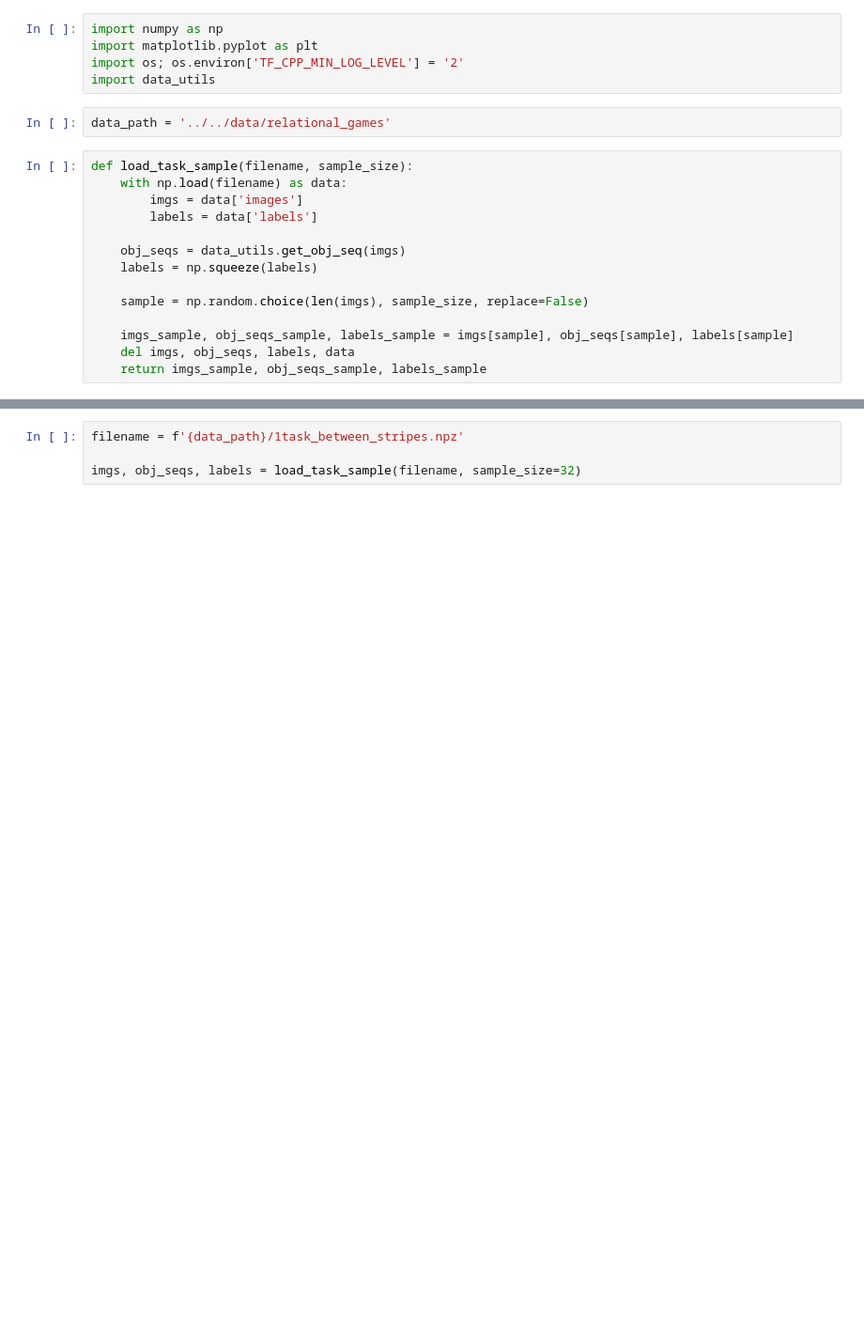
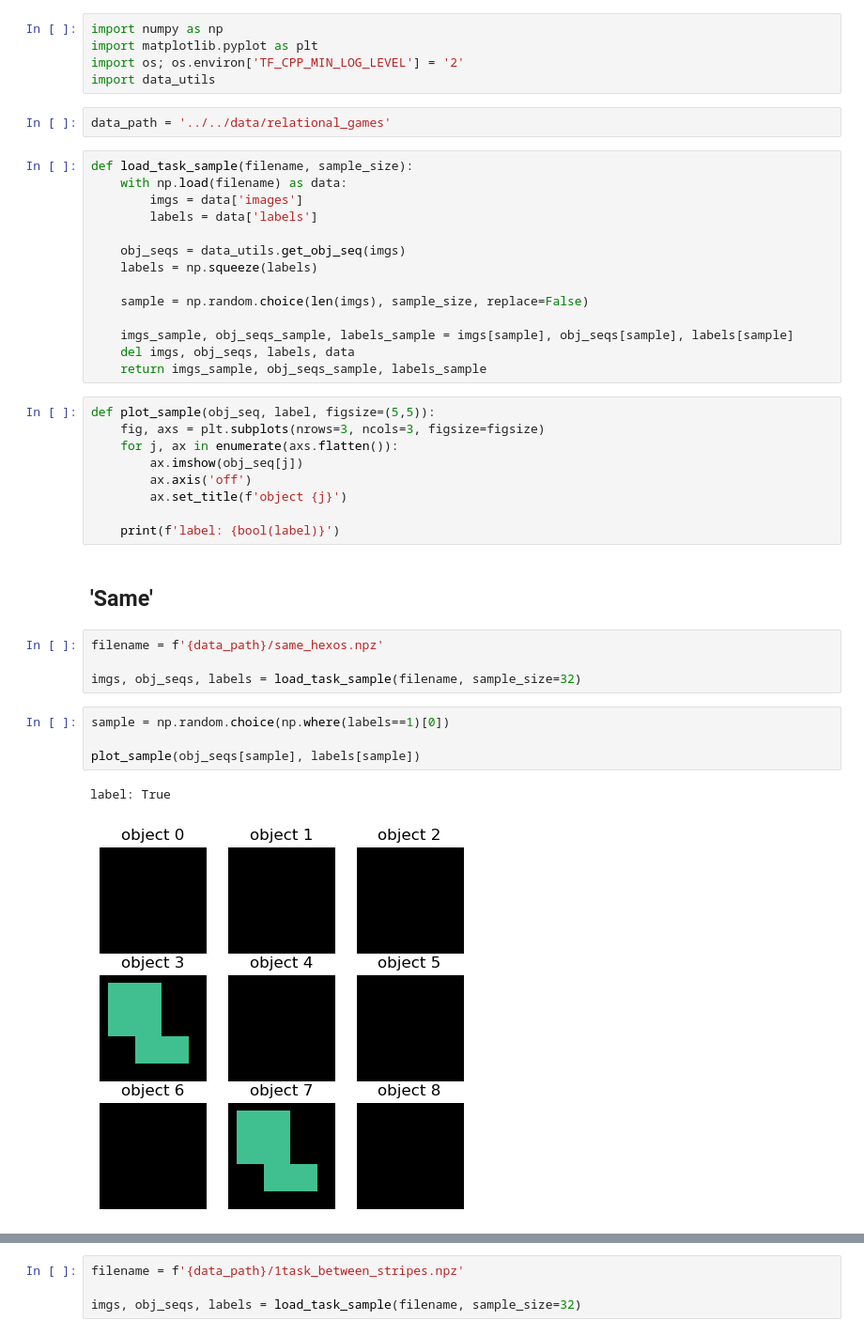
Before and after one commit to Awni00/relational-convolutions, a Jupyter notebook: experiments/relational_games/relational_games_task_demos.ipynb, the cells around one changed output, grey strips where cells are left out. Shown at 94% size. Cells and saved outputs as stored; diff of their text form; blank space fills up the shorter version.

Commit message:
updated relational_games_task_demos

```diff
--- a/experiments/relational_games/relational_games_task_demos.ipynb
+++ b/experiments/relational_games/relational_games_task_demos.ipynb
@@ -21,3 +21,25 @@ def load_task_sample(filename, sample_size):
     imgs_sample, obj_seqs_sample, labels_sample = imgs[sample], obj_seqs[sample], labels[sample]
     del imgs, obj_seqs, labels, data
     return imgs_sample, obj_seqs_sample, labels_sample
+# %%
+def plot_sample(obj_seq, label, figsize=(5,5)):
+    fig, axs = plt.subplots(nrows=3, ncols=3, figsize=figsize)
+    for j, ax in enumerate(axs.flatten()):
+        ax.imshow(obj_seq[j])
+        ax.axis('off')
+        ax.set_title(f'object {j}')
+
+    print(f'label: {bool(label)}')
+# %% [markdown]
+## 'Same'
+# %%
+filename = f'{data_path}/same_hexos.npz'
+
+imgs, obj_seqs, labels = load_task_sample(filename, sample_size=32)
+# %%
+sample = np.random.choice(np.where(labels==1)[0])
+
+plot_sample(obj_seqs[sample], labels[sample])
+# %% [output]
+label: True
+[figure, added]
```
Also changed, not shown: parts of 30 cells of this notebook.
